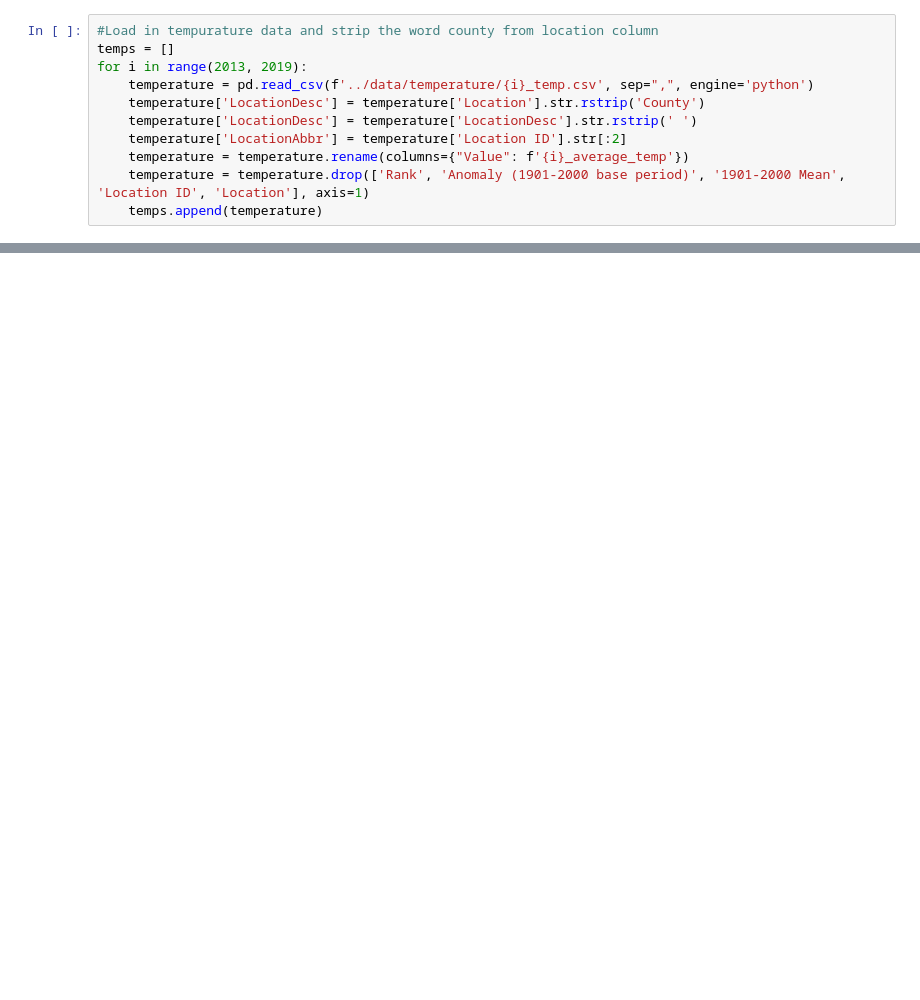
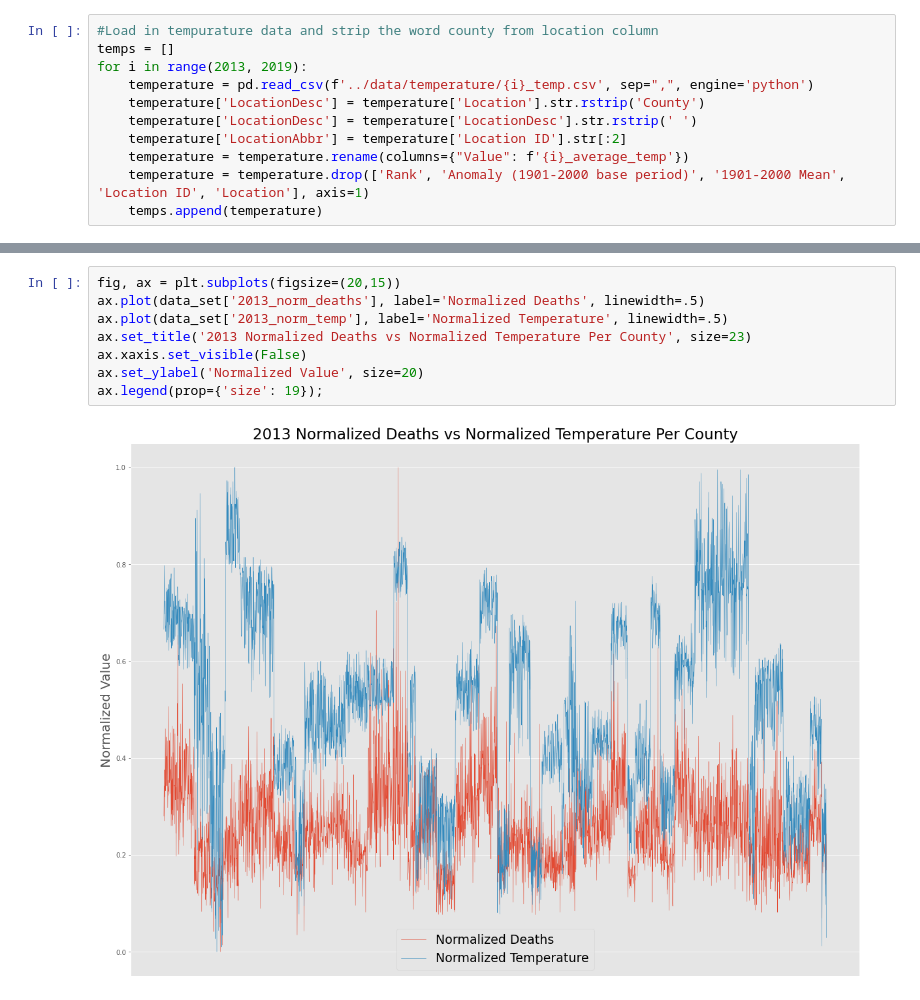
Before and after one commit to NathanKuneman/determining-heart-disease-mortality-factors, a Jupyter notebook: notebooks/EDA.ipynb, the cells around one changed output, grey strips where cells are left out. Saved outputs shown, nothing was run; the diff lists cells and outputs as text; blank space fills up the shorter version.

Commit message:
plots created in jupyter notebook

```diff
--- a/notebooks/EDA.ipynb
+++ b/notebooks/EDA.ipynb
@@ -148,0 +143,10 @@ ax.legend();
+# %%
+fig, ax = plt.subplots(figsize=(20,15))
+ax.plot(data_set['2013_norm_deaths'], label='Normalized Deaths', linewidth=.5)
+ax.plot(data_set['2013_norm_temp'], label='Normalized Temperature', linewidth=.5)
+ax.set_title('2013 Normalized Deaths vs Normalized Temperature Per County', size=23)
+ax.xaxis.set_visible(False)
+ax.set_ylabel('Normalized Value', size=20)
+ax.legend(prop={'size': 19});
+# %% [output]
+[figure, added]
```
Also changed, not shown: parts of 19 cells of this notebook, 1 other file.
